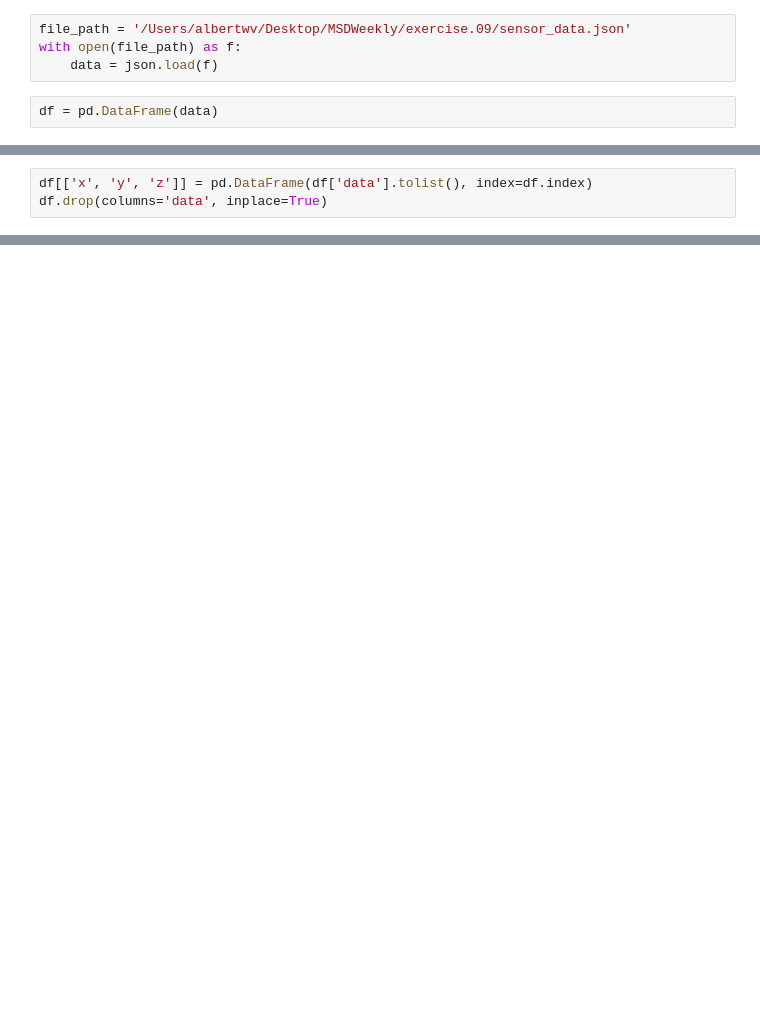
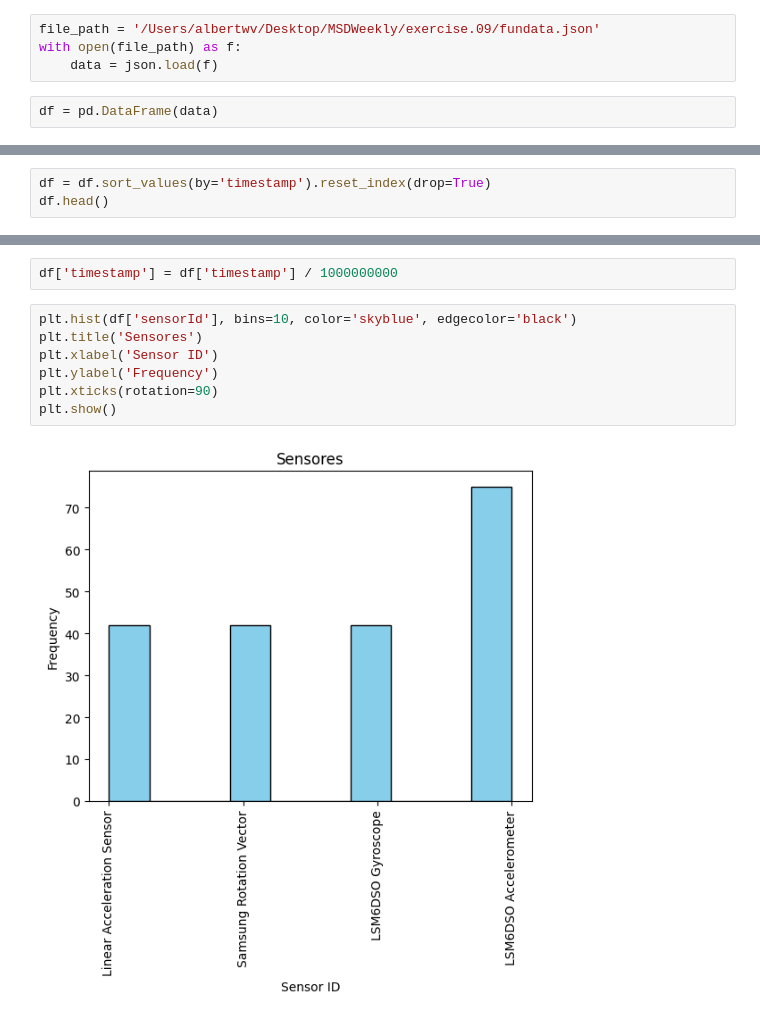
Before and after one commit to DatAlbertW/MSDWeekly, a Jupyter notebook: exercise.09/exercise_9.ipynb, the cells around one changed output, grey strips where cells are left out. Drawn from its saved outputs; the diff is of its cells as text; blank space fills up the shorter version.

```diff
--- a/exercise.09/exercise_9.ipynb
+++ b/exercise.09/exercise_9.ipynb
@@ -5,5 +6,5 @@ import matplotlib.pyplot as plt
 # %%
-file_path = '/Users/albertwv/Desktop/MSDWeekly/exercise.09/sensor_data.json'
+file_path = '/Users/albertwv/Desktop/MSDWeekly/exercise.09/fundata.json'
 with open(file_path) as f:
     data = json.load(f)
 # %%
@@ -27,3 +27,0 @@ print(df.head())
-# %%
-df[['x', 'y', 'z']] = pd.DataFrame(df['data'].tolist(), index=df.index)
-df.drop(columns='data', inplace=True)
@@ -100,0 +45,3 @@ plt.show()
+# %%
+df = df.sort_values(by='timestamp').reset_index(drop=True)
+df.head()
@@ -100,0 +55,11 @@ plt.show()
+# %%
+df['timestamp'] = df['timestamp'] / 1000000000
+# %%
+plt.hist(df['sensorId'], bins=10, color='skyblue', edgecolor='black')
+plt.title('Sensores')
+plt.xlabel('Sensor ID')
+plt.ylabel('Frequency')
+plt.xticks(rotation=90)
+plt.show()
+# %% [output]
+[figure, added]
```
Also changed, not shown: parts of 12 cells of this notebook, 2 other files.
